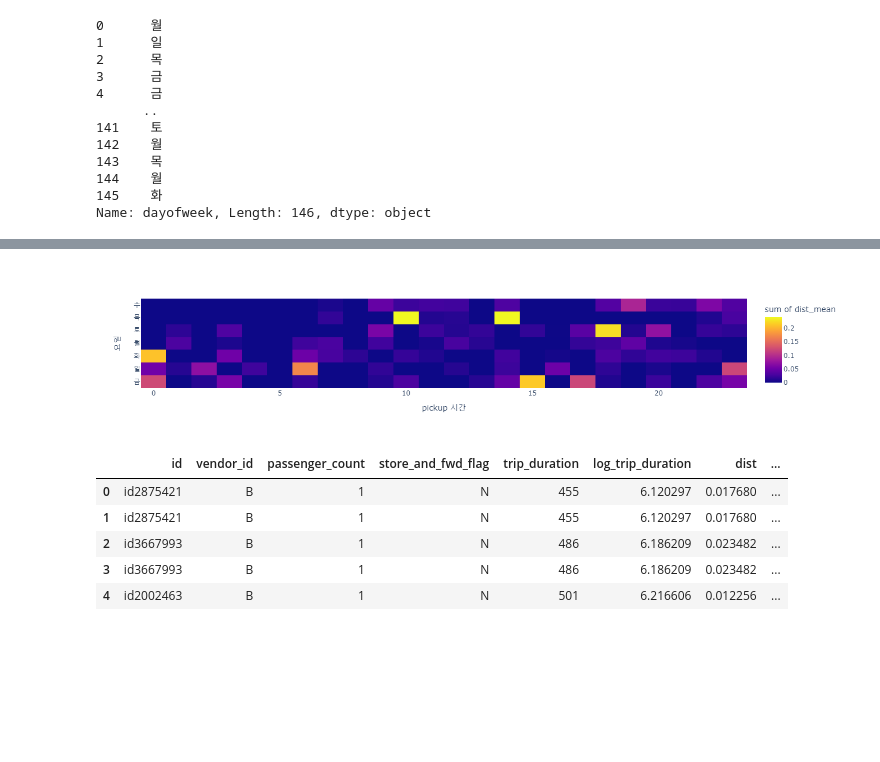
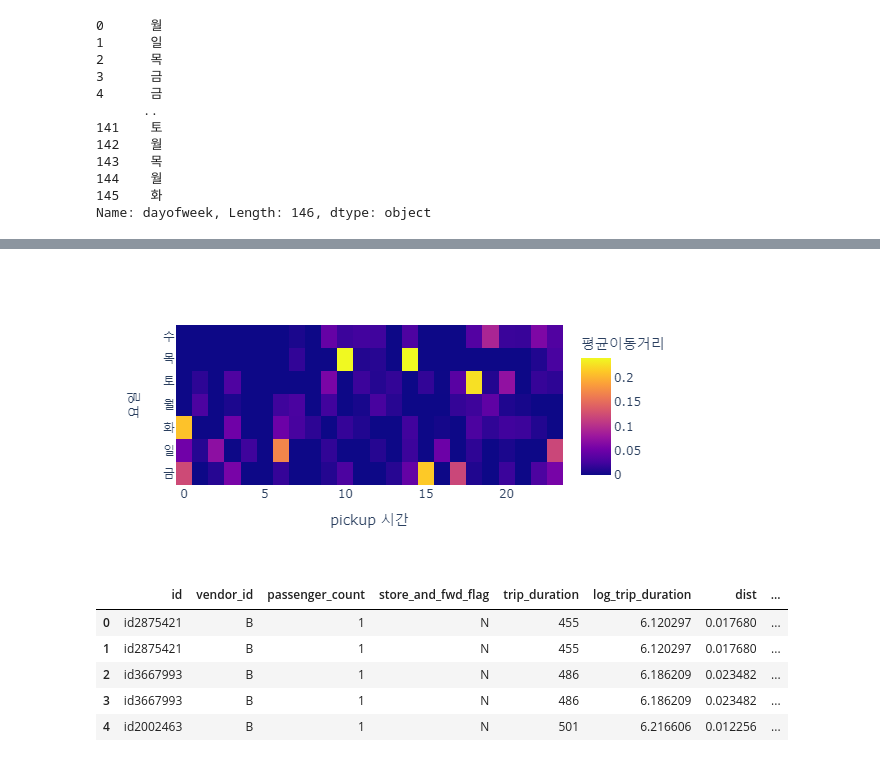
Before and after one commit to nyk12/final_dash, a Jupyter notebook: final.ipynb, the cells around one changed output, grey strips where cells are left out. Cells and saved outputs as stored; diff of their text form; code cells hidden in the pictures; blank space fills up the shorter version.

```diff
--- a/final.ipynb
+++ b/final.ipynb
@@ -73,23 +83,32 @@ px.density_heatmap(
 # %%
 ## 1-(2) 요일,시간에 따른 평균이동거리
 tidydata3 = tidydata1.pivot_table(
     index = 'pickup_hour',
     columns = 'dayofweek',
     values = 'dist',
     aggfunc = 'mean'
 ).stack().reset_index().rename({0:'dist_mean'},axis=1)
-px.density_heatmap(
+fig2 = px.density_heatmap(
     data_frame=tidydata3,
     x='pickup_hour',
     y='dayofweek',
     z='dist_mean',
-    labels={'pickup_hour':'pickup 시간', 'dayofweek':'요일'},
     nbinsx=24,
     nbinsy=7,
     height=300
 )
+
+layout = {
+    'xaxis':{'title':'pickup 시간'},
+    'yaxis':{'title':'요일'}
+}
+
+fig2.update_layout(layout)
+fig2 = fig2.update_coloraxes(colorbar_title='평균이동거리')
+
+fig2
 # %% [output]
-[figure, old version]
+[figure, new version]
 # %%
 ## 데이터 전처리
 pcol = ['pickup_datetime', 'pickup_longitude', 'pickup_latitude', 'pickup_hour']
```
Also changed, not shown: parts of 3 cells of this notebook, 3 other files.
